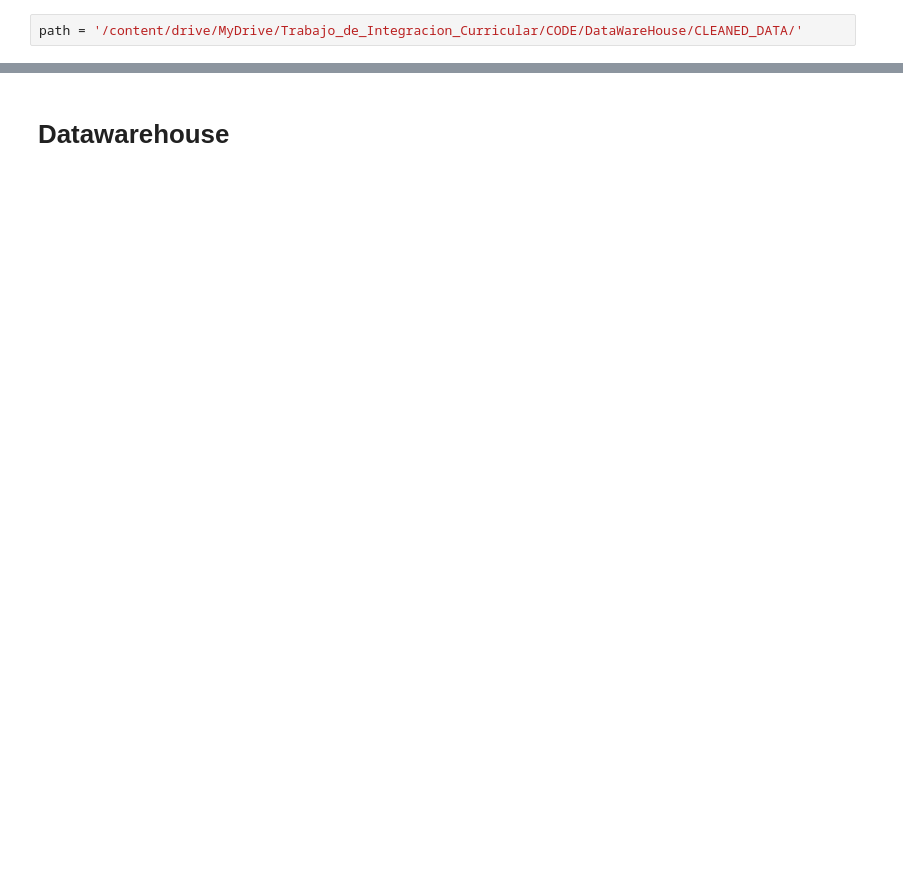
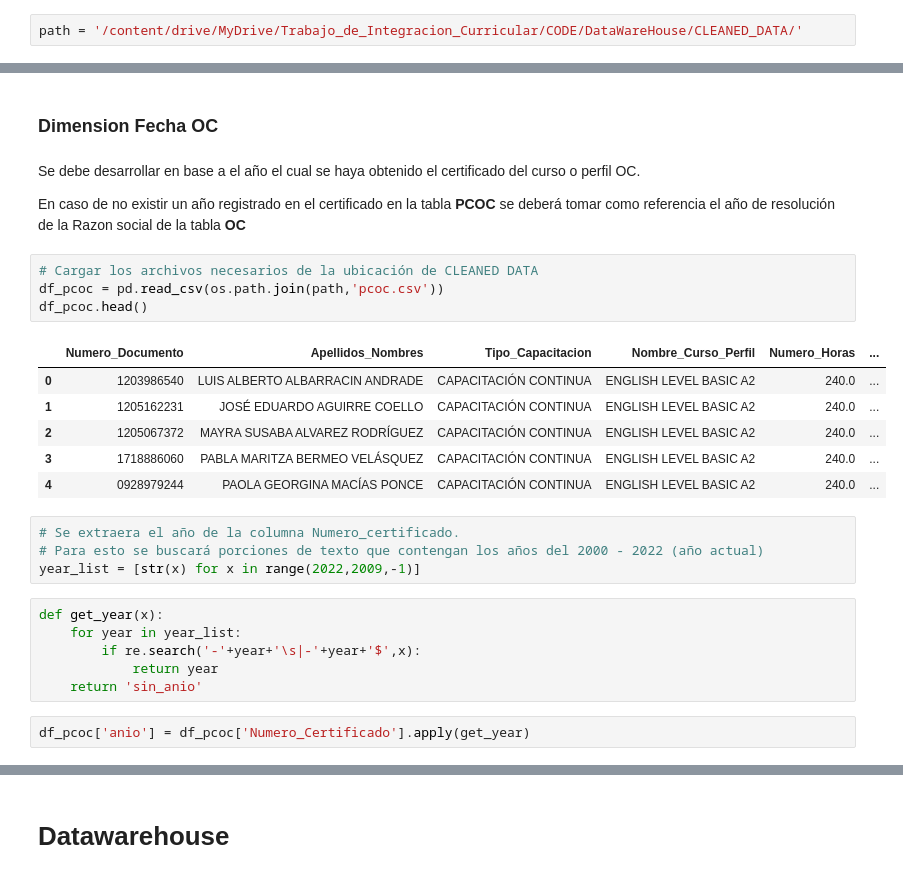
Before and after one commit to Herziox/Data-Mining-System-SETEC, a Jupyter notebook: 3_data_preprocesing_module/Integracion_de_Datos.ipynb, the cells around one changed output, grey strips where cells are left out. Saved outputs shown, nothing was run; the diff lists cells and outputs as text; blank space fills up the shorter version.

Commit message:
Semana 2 | dia 3 | Creacion de tabla fecha OC 50%

```diff
--- a/3_data_preprocesing_module/Integracion_de_Datos.ipynb
+++ b/3_data_preprocesing_module/Integracion_de_Datos.ipynb
@@ -40,0 +40,29 @@ os.listdir(path)
+# %% [markdown]
+### Dimension Fecha OC
+# %% [markdown]
+Se debe desarrollar en base a el año el cual se haya obtenido el certificado del curso o perfil OC.
+
+En caso de no existir un año registrado en el certificado en la tabla **PCOC** se deberá tomar como referencia el año de resolución de la Razon social de la tabla **OC**
+# %%
+# Cargar los archivos necesarios de la ubicación de CLEANED DATA
+df_pcoc = pd.read_csv(os.path.join(path,'pcoc.csv'))
+df_pcoc.head()
+# %% [output]
+|  | Numero_Documento | Apellidos_Nombres | Tipo_Capacitacion | Nombre_Curso_Perfil | Numero_Horas | ... |
+| 0 | 1203986540 | LUIS ALBERTO ALBARRACIN ANDRADE | CAPACITACIÓN CONTINUA | ENGLISH LEVEL BASIC A2 | 240.0 | ... |
+| 1 | 1205162231 | JOSÉ EDUARDO AGUIRRE COELLO | CAPACITACIÓN CONTINUA | ENGLISH LEVEL BASIC A2 | 240.0 | ... |
+| 2 | 1205067372 | MAYRA SUSABA ALVAREZ RODRÍGUEZ | CAPACITACIÓN CONTINUA | ENGLISH LEVEL BASIC A2 | 240.0 | ... |
+| 3 | 1718886060 | PABLA MARITZA BERMEO VELÁSQUEZ | CAPACITACIÓN CONTINUA | ENGLISH LEVEL BASIC A2 | 240.0 | ... |
+| 4 | 0928979244 | PAOLA GEORGINA MACÍAS PONCE | CAPACITACIÓN CONTINUA | ENGLISH LEVEL BASIC A2 | 240.0 | ... |
+# %%
+# Se extraera el año de la columna Numero_certificado.
+# Para esto se buscará porciones de texto que contengan los años del 2000 - 2022 (año actual)
+year_list = [str(x) for x in range(2022,2009,-1)]
+# %%
+def get_year(x):
+    for year in year_list:
+        if re.search('-'+year+'\s|-'+year+'$',x):
+            return year
+    return 'sin_anio'
+# %%
+df_pcoc['anio'] = df_pcoc['Numero_Certificado'].apply(get_year)
```
Also changed, not shown: parts of 13 cells of this notebook, 15 other files.
